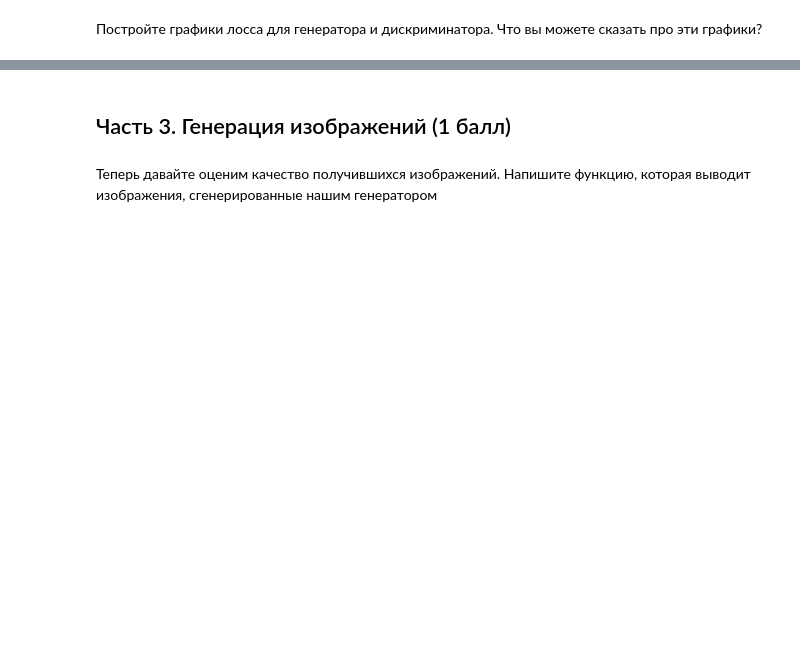
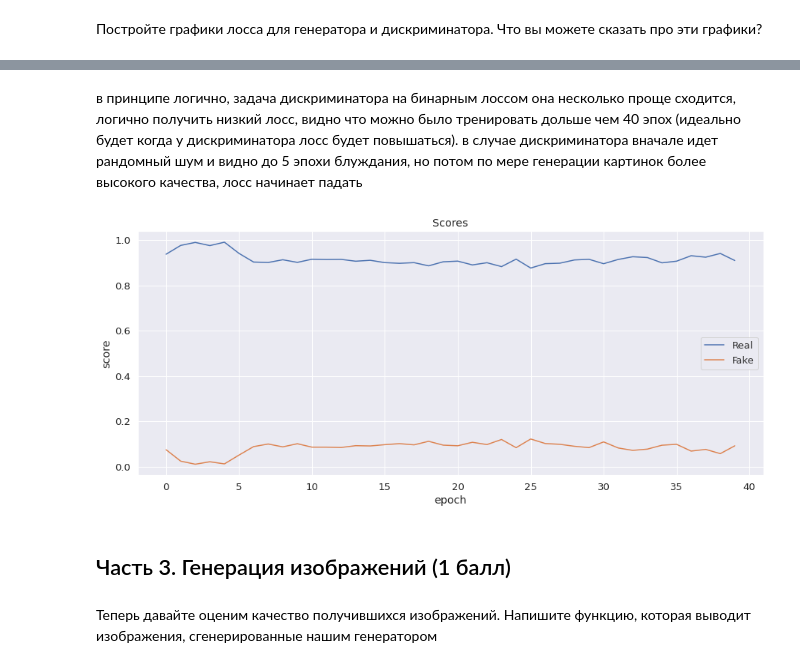
Before and after one commit to imvladikon/deep_learning_school, a Jupyter notebook: semester_1/week_10/hw_gan.ipynb, the cells around one changed output, grey strips where cells are left out. Saved outputs shown, nothing was run; the diff lists cells and outputs as text; code cells hidden in the pictures; blank space fills up the shorter version.

```diff
--- a/semester_1/week_10/hw_gan.ipynb
+++ b/semester_1/week_10/hw_gan.ipynb
@@ -92,3 +372,16 @@ def fit(model, criterion, epochs, lr):
+# %% [markdown]
+в принципе логично, задача дискриминатора на бинарным лоссом она несколько проще сходится, логично получить низкий лосс, видно что можно было тренировать дольше чем 40 эпох (идеально будет когда у дискриминатора лосс будет повышаться). в случае дискриминатора вначале идет рандомный шум и видно до 5 эпохи блуждания, но потом по мере генерации картинок более высокого качества, лосс начинает падать
+# %%
+plt.figure(figsize=(15, 6))
+
+plt.plot(real_scores, '-')
+plt.plot(fake_scores, '-')
+plt.xlabel('epoch')
+plt.ylabel('score')
+plt.legend(['Real', 'Fake'])
+plt.title('Scores');
+# %% [output]
+[figure, added]
 # %% [markdown]
 ## Часть 3. Генерация изображений (1 балл)
 # %% [markdown]
```
Also changed, not shown: parts of 57 cells of this notebook, 1 other file.
